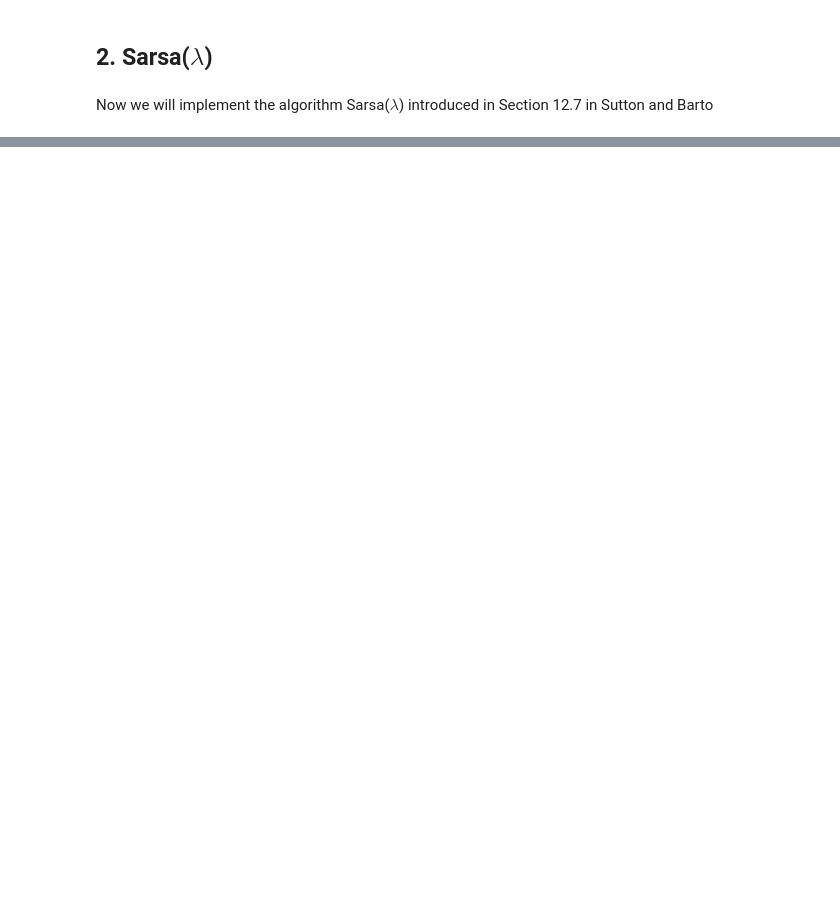
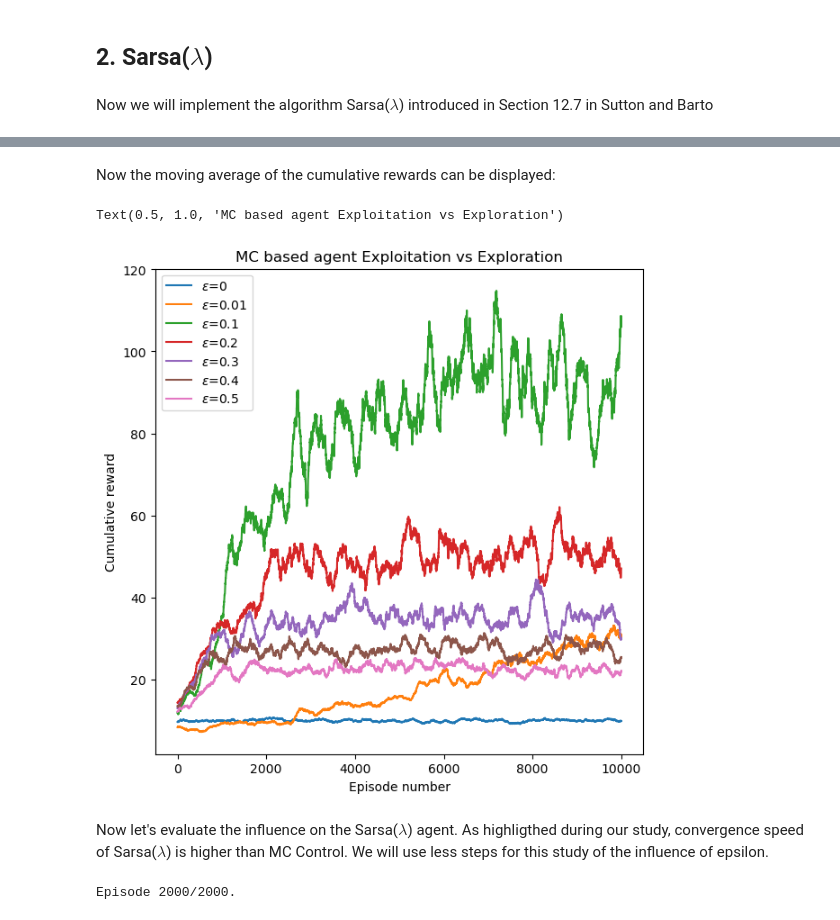
Before and after one commit to VictorGirou/FlappyBird_RL_Assignment-, a Jupyter notebook: main.ipynb, the cells around one changed output, grey strips where cells are left out. Saved outputs shown, nothing was run; the diff lists cells and outputs as text; code cells hidden in the pictures; blank space fills up the shorter version.

```diff
--- a/main.ipynb
+++ b/main.ipynb
@@ -209,0 +386,27 @@ Episode 4000/4000.
+# %% [markdown]
+Now the moving average of the cumulative rewards can be displayed:
+# %%
+fig, ax = plt.subplots(1, 1, figsize=(7, 7))
+
+for eps in epsilon_values:
+
+    ax.plot(moving_average(influence_epsilon[eps][2], window_size=100), label='$\epsilon$={}'.format(eps))
+ax.legend()
+ax.set_xlabel('Episode number')
+ax.set_ylabel('Cumulative reward')
+ax.set_title('MC based agent Exploitation vs Exploration')
+# %% [output]
+Text(0.5, 1.0, 'MC based agent Exploitation vs Exploration')
+[figure, added]
+# %% [markdown]
+Now let's evaluate the influence on the Sarsa($\lambda$) agent. As highligthed during our study, convergence speed of Sarsa($\lambda$) is higher than MC Control. We will use less steps for this study of the influence of epsilon.
+# %%
+# define epsilon values
+influence_epsilon = {}
+epsilon_values = [0, 0.01, 0.1, 0.2, 0.3, 0.4, 0.5]
+
+for eps in epsilon_values:
+
+    influence_epsilon[eps] = sarsa_lambda(env, 2000, alpha=0.2, lambda_=0.9, gamma=0.9)
+# %% [output]
+Episode 2000/2000.
```
Also changed, not shown: parts of 47 cells of this notebook.
